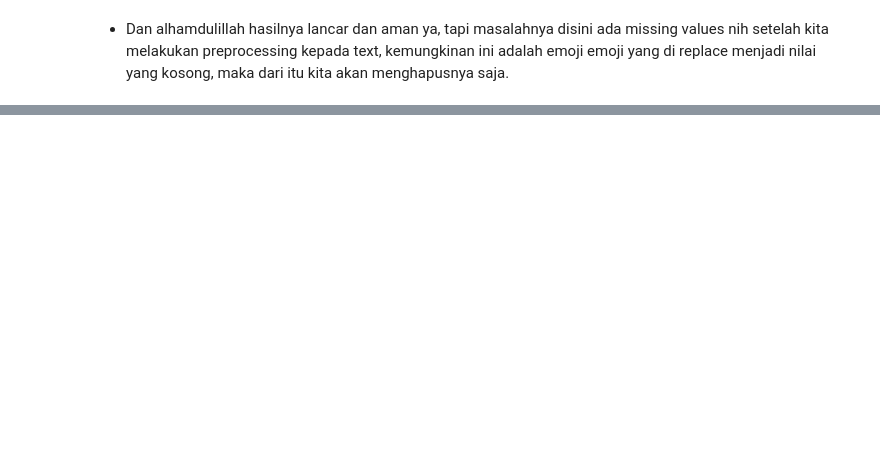
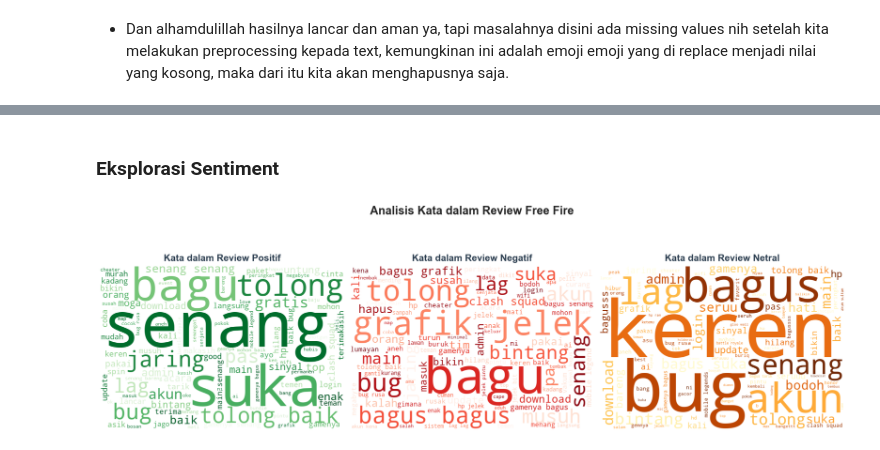
Before and after one commit to BagasNuryaman15/BPML_SatriaDirgantaraNuryaman, a Jupyter notebook: analys_sentiment.ipynb, the cells around one changed output, grey strips where cells are left out. Saved outputs shown, nothing was run; the diff lists cells and outputs as text; code cells hidden in the pictures; blank space fills up the shorter version.

```diff
--- a/analys_sentiment.ipynb
+++ b/analys_sentiment.ipynb
@@ -391,0 +631,62 @@ PREPROCESSING SELESAI MAMANG!
+# %% [markdown]
+### **Eksplorasi Sentiment**
+# %%
+# Kumpulkan teks berdasarkan kategori sentimen
+positive_review = ' '.join(df_clean[df_clean['sentiment'] == 'positif']['final_text'].astype(str))
+negative_review = ' '.join(df_clean[df_clean['sentiment'] == 'negatif']['final_text'].astype(str))
+netral_review = ' '.join(df_clean[df_clean['sentiment'] == 'netral']['final_text'].astype(str))
+
+# Buat figure dengan layout horizontal (1 baris, 3 kolom)
+plt.figure(figsize=(20, 7))  # Ukuran yang lebih lebar untuk layout horizontal
+
+# WordCloud untuk sentimen positif (hijau)
+plt.subplot(1, 3, 1)  # 1 baris, 3 kolom, posisi 1
+pos_cloud = WordCloud(
+    width=600, height=400,
+    background_color='white',
+    colormap='Greens',  # Warna hijau
+    max_words=100,
+    contour_width=1,
+    contour_color='steelblue'
+).generate(positive_review)
+plt.imshow(pos_cloud, interpolation='bilinear')
+plt.title('Kata dalam Review Positif', fontsize=18, fontweight='bold', color='#2c3e50', pad=10)
+plt.axis('off')
+
+# WordCloud untuk sentimen negatif (merah)
+plt.subplot(1, 3, 2)  # 1 baris, 3 kolom, posisi 2
+neg_cloud = WordCloud(
+    width=600, height=400,
+    background_color='white',
+    colormap='Reds',  # Warna merah
+    max_words=100,
+    contour_width=1,
+    contour_color='steelblue'
+).generate(negative_review)
+plt.imshow(neg_cloud, interpolation='bilinear')
+plt.title('Kata dalam Review Negatif', fontsize=18, fontweight='bold', color='#2c3e50', pad=10)
+plt.axis('off')
+
+# WordCloud untuk sentimen netral (kuning/oranye)
+plt.subplot(1, 3, 3)  # 1 baris, 3 kolom, posisi 3
+neu_cloud = WordCloud(
+    width=600, height=400,
+    background_color='white',
+    colormap='YlOrBr',  # Warna kuning-oranye
+    max_words=100,
+    contour_width=1,
+    contour_color='steelblue'
+).generate(netral_review)
+plt.imshow(neu_cloud, interpolation='bilinear')
+plt.title('Kata dalam Review Netral', fontsize=18, fontweight='bold', color='#2c3e50', pad=10)
+plt.axis('off')
+
+# Judul utama
+plt.suptitle('Analisis Kata dalam Review Free Fire', fontsize=22, fontweight='bold', y=0.98)
+
+# Atur layout dan simpan
+plt.tight_layout(rect=[0, 0, 1, 0.95])  # Menyesuaikan margin untuk judul utama
+plt.savefig('sentiment_wordclouds_horizontal.png', dpi=300, bbox_inches='tight')
+plt.show()
+# %% [output]
+[figure, added]
```
Also changed, not shown: parts of 32 cells of this notebook.
